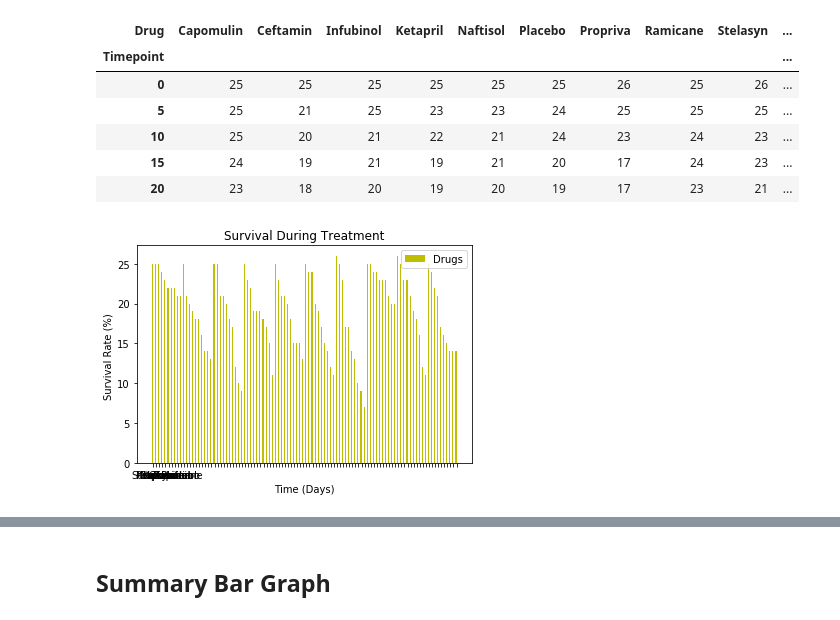
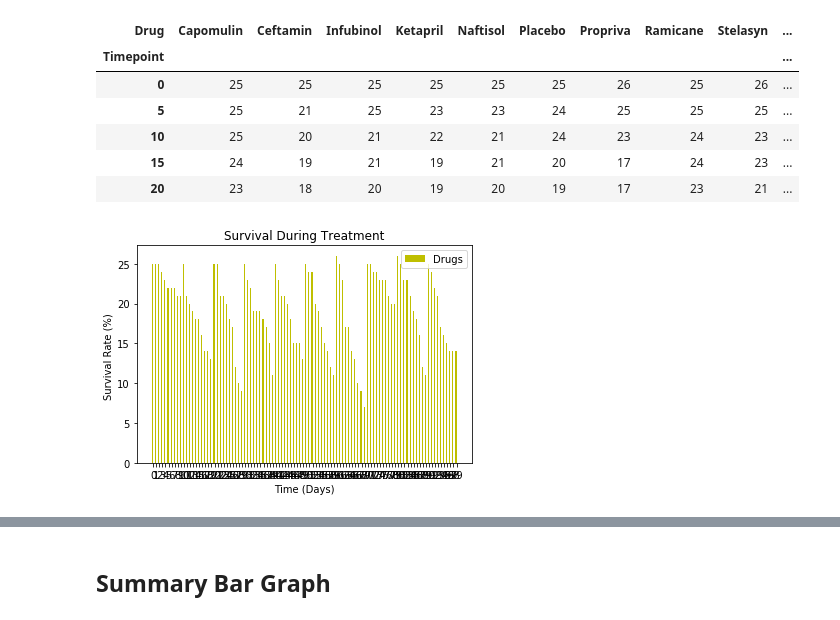
Before and after one commit to bwaiharo/matplotlib-challenge, a Jupyter notebook: pymaceuticals_starter.ipynb, the cells around one changed output, grey strips where cells are left out. Drawn from its saved outputs; the diff is of its cells as text; code cells hidden in the pictures.

Commit message:
Graphs are still in progress

```diff
--- a/pymaceuticals_starter.ipynb
+++ b/pymaceuticals_starter.ipynb
@@ -253,31 +253,31 @@ mean_survival_rates_data_munged_df.head(5)
 # %%
 # Generate the Plot (Accounting for percentages)
 
 # Save the Figure
 
 # Show the Figure
 ind = np.arange(len(mean_survival_rates_data))  # the x locations for the groups
 width = 0.35  # the width of the bars
 
 fig, ax = plt.subplots()
 rects1 = ax.bar(ind - width/2,mean_survival_rates_data, width,
                 label='Drugs' ,color = 'y')
 
 
 # ax.errorbar(np.arange(len(mean_tumor_volume)), mean_tumor_volume, yerr=stderr_tumor_volume, fmt='o')
 
 # Add some text for labels, title and custom x-axis tick labels, etc.
 ax.set_xlabel("Time (Days)")
 ax.set_ylabel("Survival Rate (%) ")
 ax.set_title('Survival During Treatment')
 ax.set_xticks([value for value in ind])
-ax.set_xticklabels(tuple(combined_df.Drug.unique()))
+# ax.set_xticklabels(tuple(combined_df.Drug.unique()))
 ax.legend()
 
 
 plt.show()
 # %% [output]
-[figure, old version]
+[figure, new version]
 # %% [markdown]
 ![Metastatic Spread During Treatment](../Images/survival.png)
 # %% [markdown]
```
Also changed, not shown: parts of 2 cells of this notebook.
